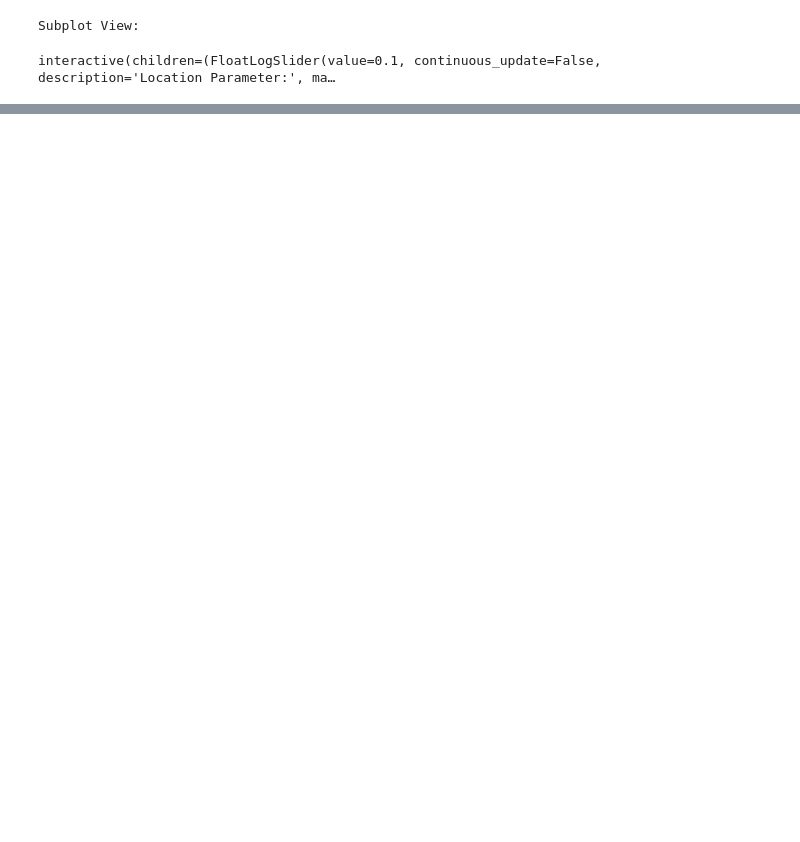
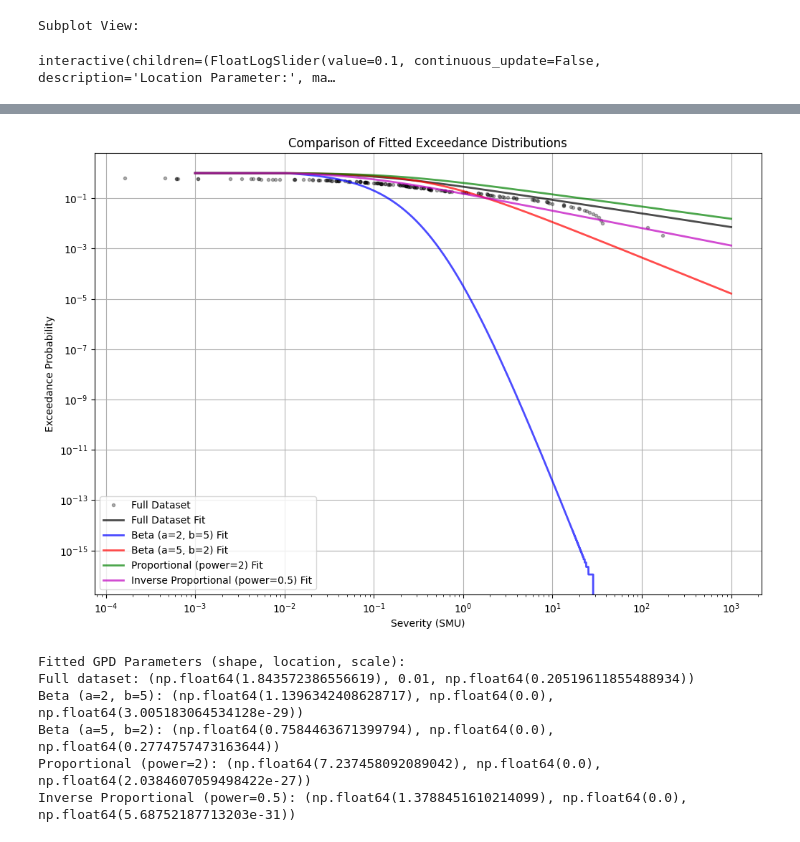
Before and after one commit to DevInnovationLab/pandemic_model_public, a Jupyter notebook: python/notebooks/20 check_loc_implications.ipynb, the cells around one changed output, grey strips where cells are left out. Cells and saved outputs as stored; diff of their text form; code cells hidden in the pictures; blank space fills up the shorter version.

```diff
--- a/python/notebooks/20 check_loc_implications.ipynb
+++ b/python/notebooks/20 check_loc_implications.ipynb
@@ -242,0 +485,73 @@ interactive(children=(FloatLogSlider(value=0.05011872336272725, continuous_updat
+# %%
+# Function to compare exceedance distributions with different sampling methods
+def compare_exceedance_fits(data, methods_config, seed=42):
+    """
+    Compare fitted exceedance distributions for different sampling methods.
+
+    Args:
+        data (array-like): Input severity data
+        methods_config (dict): Dictionary of sampling methods and their parameters
+        seed (int): Random seed for reproducibility
+    """
+    plt.figure(figsize=(12, 8))
+    THRESH = 0.01
+
+    # Calculate empirical exceedance for full dataset
+    sorted_data = np.sort(data)
+    emp_exceed = 1 - np.arange(1, len(sorted_data) + 1) / (len(sorted_data) + 1)
+
+    # Plot full dataset and fit
+    plt.plot(sorted_data, emp_exceed, 'k.', label='Full Dataset', alpha=0.3)
+    params_full = fit_distributions(data, THRESH)
+    x_fit = np.logspace(-3, 3, 10000)
+    y_fit = 1 - genpareto.cdf(x_fit, *params_full)
+    plt.plot(x_fit, y_fit, 'k-', label='Full Dataset Fit', linewidth=2, alpha=0.7)
+
+    # Fit and plot for each sampling method
+    colors = ['b', 'r', 'g', 'm']
+    for (name, (method, kwargs)), color in zip(methods_config.items(), colors):
+        # Get sampled points
+        sample_ranges = generate_sample_ranges(method=method, **kwargs)
+        selected, _ = sample_by_order_statistic(data, sample_ranges, seed=seed)
+
+        # Get sampled data
+        sampled_data = data[selected]
+
+        # Fit GPD to sampled data
+        params = fit_distributions(sampled_data, THRESH)
+
+        # Generate points for fitted distribution
+        y_fit = 1 - genpareto.cdf(x_fit, *params)
+
+        plt.plot(x_fit, y_fit, f'{color}-', label=f'{name} Fit', linewidth=2, alpha=0.7)
+
+    plt.xscale('log')
+    plt.yscale('log')
+    plt.xlabel('Severity (SMU)')
+    plt.ylabel('Exceedance Probability')
+    plt.title('Comparison of Fitted Exceedance Distributions')
+    plt.grid(True)
+    plt.legend()
+    plt.show()
+
+    # Print fit parameters for each method
+    print("\nFitted GPD Parameters (shape, location, scale):")
+    print("Full dataset:", params_full)
+
+    for name, (method, kwargs) in methods_config.items():
+        sample_ranges = generate_sample_ranges(method=method, **kwargs)
+        selected, _ = sample_by_order_statistic(data, sample_ranges, seed=seed)
+        sampled_data = data[selected]
+        params = fit_distributions(sampled_data, sampled_data.min())
+        print(f"{name}:", params)
+
+# Compare exceedance distributions
+compare_exceedance_fits(marani_raw['severity_smu'].values, methods_config)
+# %% [output]
+[figure, added]
+Fitted GPD Parameters (shape, location, scale):
+Full dataset: (np.float64(1.843572386556619), 0.01, np.float64(0.20519611855488934))
+Beta (a=2, b=5): (np.float64(1.1396342408628717), np.float64(0.0), np.float64(3.005183064534128e-29))
+Beta (a=5, b=2): (np.float64(0.7584463671399794), np.float64(0.0), np.float64(0.2774757473163644))
+Proportional (power=2): (np.float64(7.237458092089042), np.float64(0.0), np.float64(2.0384607059498422e-27))
+Inverse Proportional (power=0.5): (np.float64(1.3788451610214099), np.float64(0.0), np.float64(5.68752187713203e-31))
```
Also changed, not shown: parts of 5 cells of this notebook, 1 other file.
